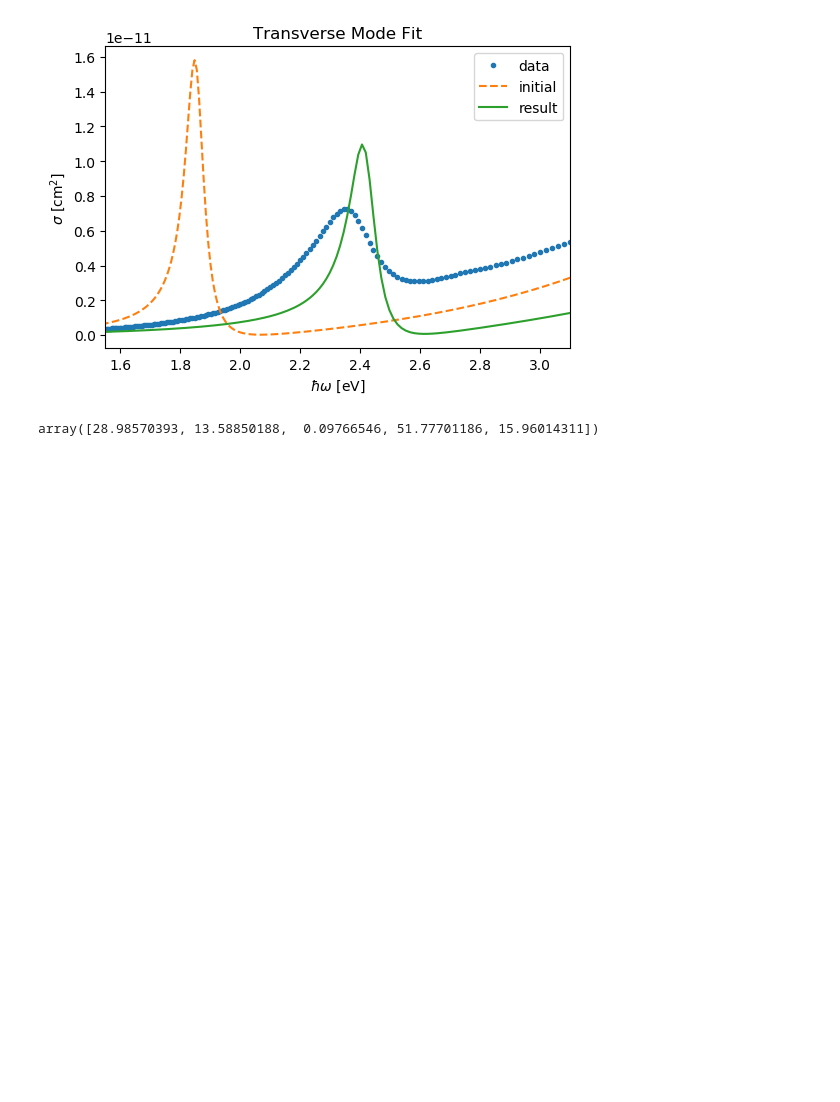
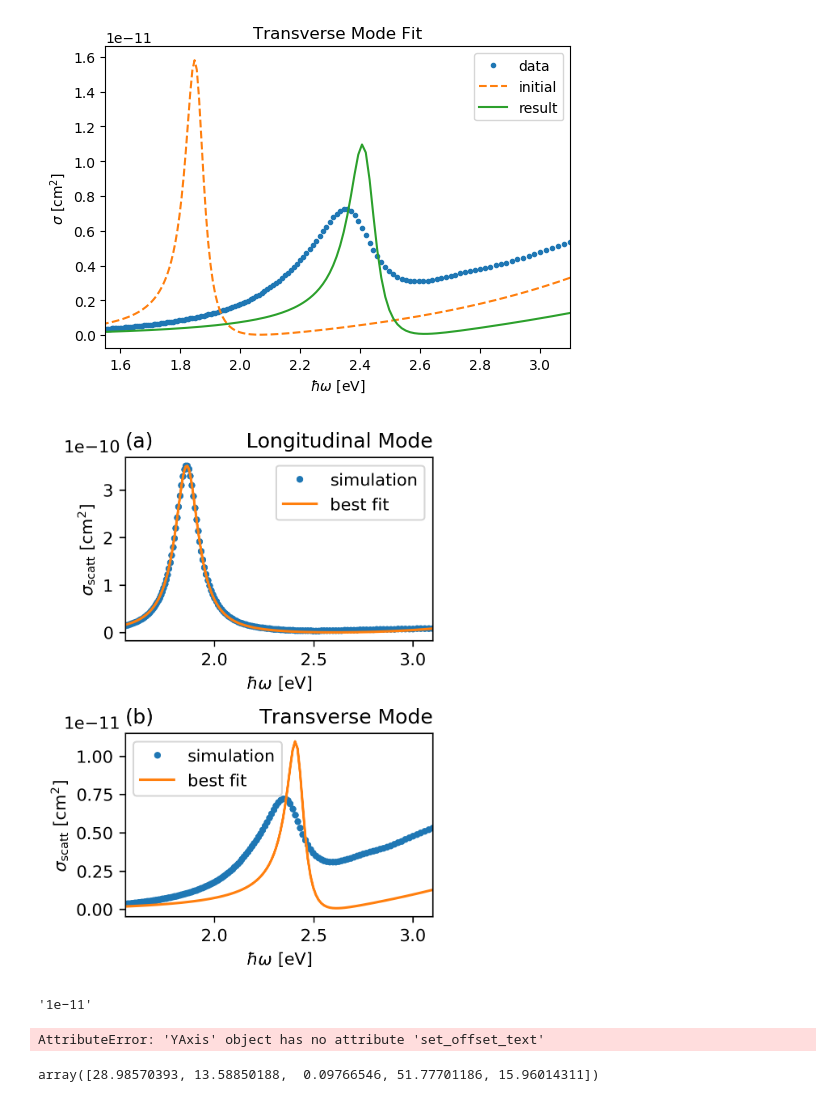
Before and after one commit to HarrisonGoldwyn/mispolarization, a Jupyter notebook: solving_problems/notebooks/fit_ellipsoid_parameters_from_spectra_in_water.ipynb, the cells around one changed output. Saved outputs shown, nothing was run; the diff lists cells and outputs as text; code cells hidden in the pictures; blank space fills up the shorter version.

Commit message:
Working on parameterization figure. Getting a little carried away trying to make the "offset text" exponents look nice. Can't figure it our so I'll drop it for now.

```diff
--- a/solving_problems/notebooks/fit_ellipsoid_parameters_from_spectra_in_water.ipynb
+++ b/solving_problems/notebooks/fit_ellipsoid_parameters_from_spectra_in_water.ipynb
@@ -224,6 +222,52 @@ plt.legend()
 <matplotlib.legend.Legend at 0x...>
 [figure]
 [figure]
+# %%
+param_fig, param_axs = plt.subplots(
+        nrows=2,
+        ncols=1,
+        figsize=(3.25, 4.5),
+        dpi=300,
+        constrained_layout=True,
+#         gridspec_kw=gs_kw
+        )
+axes=param_axs.flatten()
+
+axes[0].plot(long_hbarws, long_sigma, label='simulation', ls=' ', marker='o', markersize=3)
+# axes[0].plot(long_hbarws, ret_fit_scat_1(long_hbarws, *ini_guess_both)*1e-10,label='initial', ls='--')
+axes[0].plot(long_hbarws, ret_fit_scat_1(long_hbarws, *result['x'])*1e-10,label='best fit', ls='-')
+axes[0].set_xlim([np.min(long_hbarws),np.max(trans_hbarws)])
+axes[0].set_title(r'(a)',loc='left')
+axes[0].set_title(r'Longitudinal Mode',loc='right')
+axes[0].legend()
+
+axes[1].plot(trans_hbarws, trans_sigma, label='simulation', ls=' ', marker='o', markersize=3)
+# axes[1].plot(trans_hbarws, ret_fit_scat_2(trans_hbarws, *ini_guess_both)*1e-10, label='initial', ls='--')
+axes[1].plot(trans_hbarws, ret_fit_scat_2(trans_hbarws, *result['x'])*1e-10, label='best fit', ls='-')
+axes[1].set_xlim([np.min(long_hbarws), np.max(trans_hbarws)])
+axes[1].set_title(r'(b)', loc='left')
+axes[1].set_title(r'Transverse Mode', loc='right')
+axes[1].legend()
+
+for i in [0,1]:
+    axes[i].set_ylabel(r'$\sigma_\mathrm{scatt}$ [cm$^2$]')
+    axes[i].set_xlabel(r'$\hbar\omega$ [eV]')
+    axes[i].get_yaxis().get_offset_text().set_x(-0.2)
+# #     axes[i].get_yaxis().get_offset_text().set_y(-0.2)
+#     axes[i].get_yaxis().get_offset_text().set_x(-0.2)
+    offset = axes[i].get_yaxis().get_offset_text()
+    axes[i].set_ylabel('{0} {1}'.format(axes[i].get_ylabel(), offset.get_text()))
+#     offset.set_visible(False)
+# %% [output]
+[figure, added]
+# %%
+axes[i].get_yaxis().get_offset_text().get_text()
+# %% [output]
+'1e−11'
+# %%
+axes[i].get_yaxis().set_offset_text()
+# %% [output]
+AttributeError: 'YAxis' object has no attribute 'set_offset_text'
 # %%
  result['x']
 # %% [output]
```
Also changed, not shown: parts of 1 cell of this notebook.
